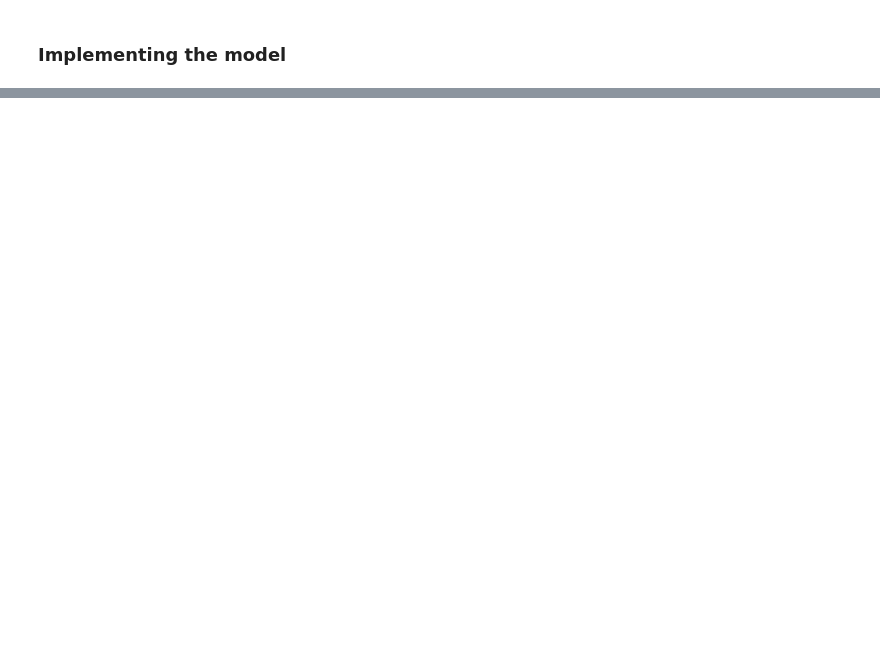
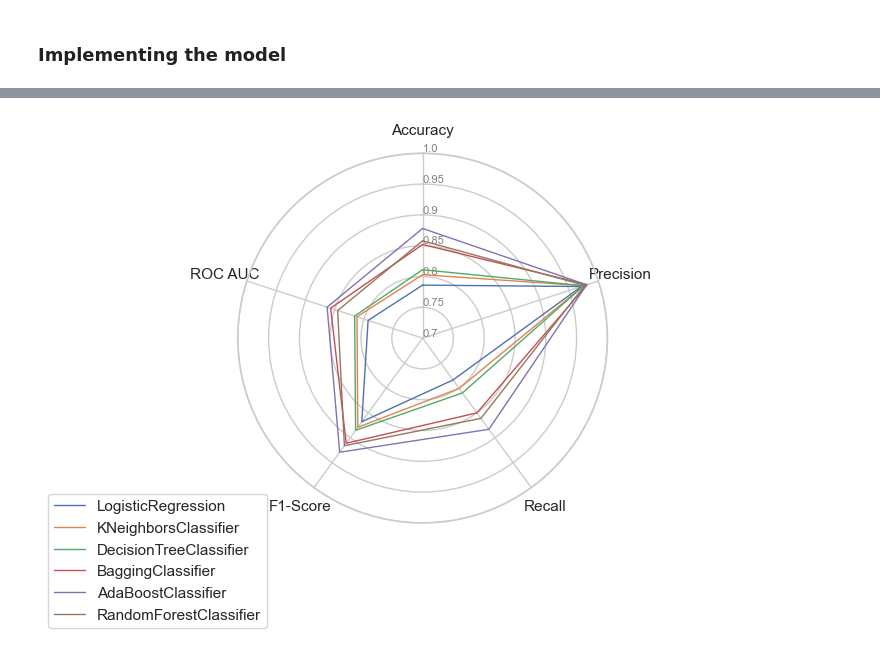
Before and after one commit to jawerg/citi, a Jupyter notebook: logistic-regression.ipynb, the cells around one changed output, grey strips where cells are left out. Saved outputs shown, nothing was run; the diff lists cells and outputs as text; code cells hidden in the pictures; blank space fills up the shorter version.

```diff
--- a/logistic-regression.ipynb
+++ b/logistic-regression.ipynb
@@ -220,0 +330,41 @@ plt.show()
+# %%
+# number of variable
+categories=df_scores.columns
+N = len(categories)
+
+# What will be the angle of each axis in the plot? (we divide the plot / number of variable)
+angles = [n / float(N) * 2 * math.pi for n in range(N)]
+angles += angles[:1]
+
+# Initialise the spider plot
+ax = plt.subplot(111, polar=True)
+
+# If you want the first axis to be on top:
+ax.set_theta_offset(math.pi / 2)
+ax.set_theta_direction(-1)
+
+# Draw one axe per variable + add labels
+plt.xticks(angles[:-1], categories)
+
+# compute appropriate labels and sizing.
+ymin = np.floor(10 * df_scores.min().min()) / 10.0
+ymax = np.ceil(10 * df_scores.max().max()) / 10.0
+yticks = np.round(np.arange(ymin, ymax, 0.05), 2)
+
+# Draw ylabels
+ax.set_rlabel_position(0)
+plt.yticks(yticks, [str(val) for val in yticks], color="grey", size=8)
+plt.ylim(ymin, ymax)
+
+# Plot each individual = each line of the data
+for idx, row in df_scores.iterrows():
+    values = row.values.flatten().tolist()
+    values += values[:1] # start = end for line.
+    ax.plot(angles, values, linewidth=1, linestyle='solid', label=idx)
+
+plt.legend(loc='upper right', bbox_to_anchor=(0.1, 0.1))
+
+# Show the graph
+plt.show()
+# %% [output]
+[figure, added]
```
Also changed, not shown: parts of 24 cells of this notebook, 1 other file.
